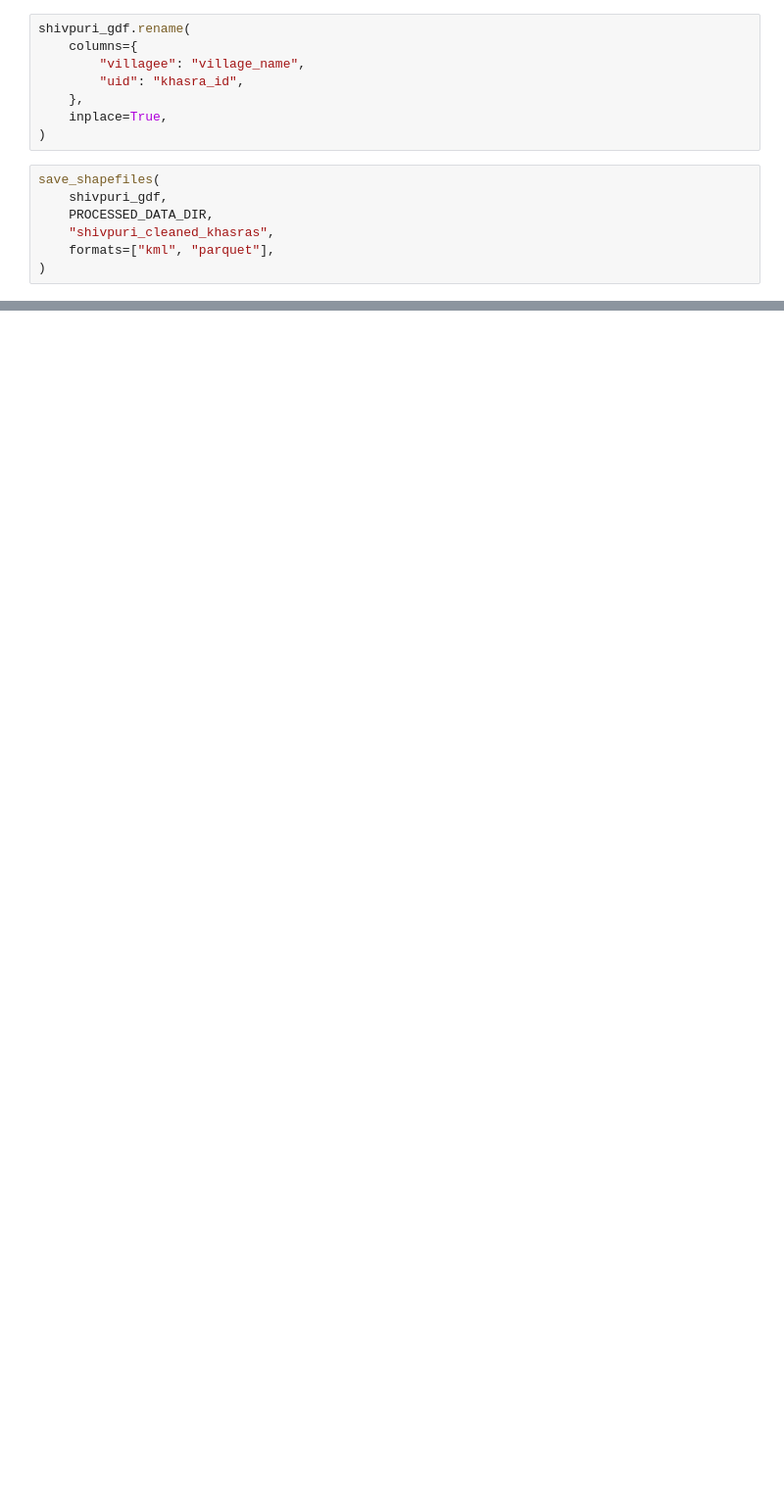
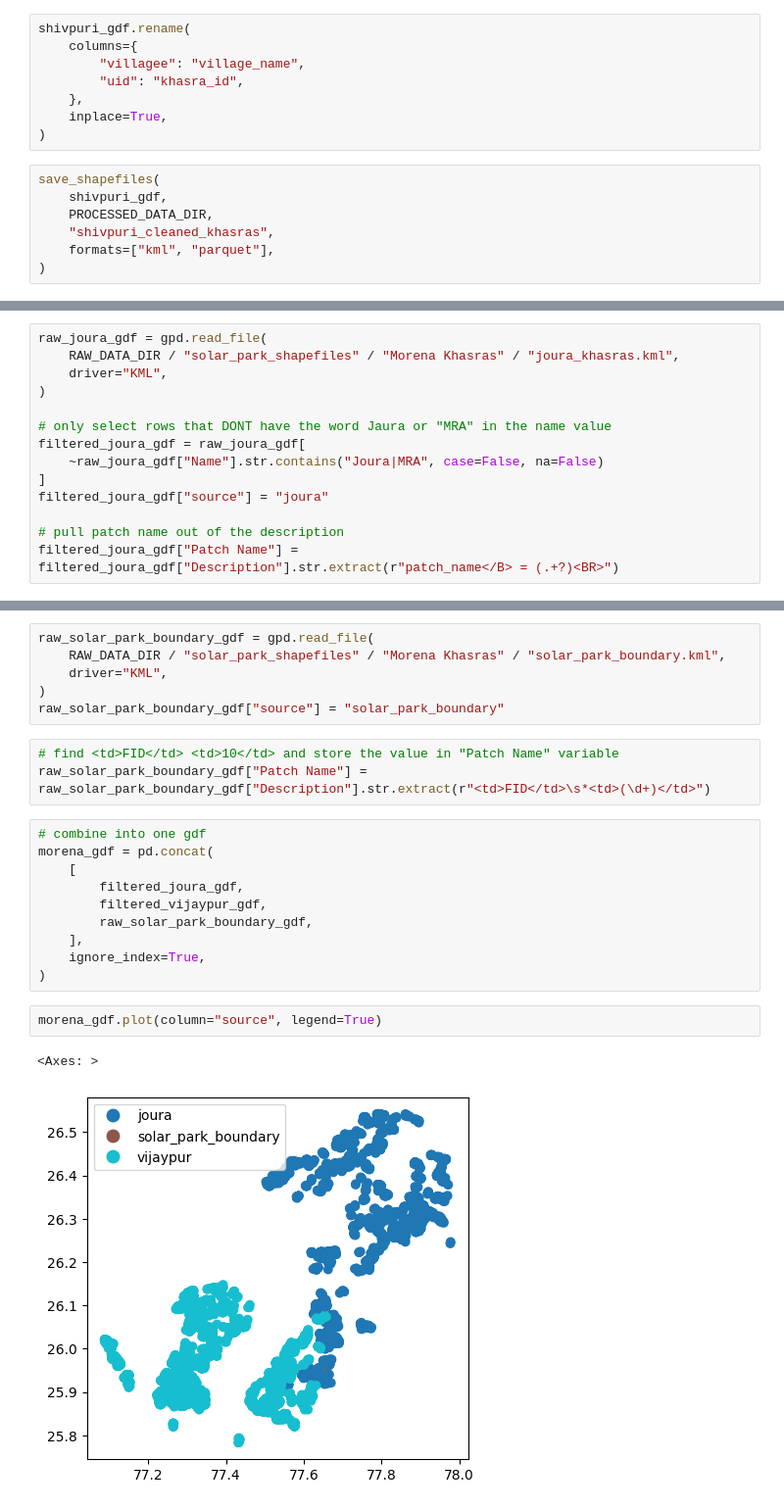
Before and after one commit to IDinsight/idinsight-solar-parks, a Jupyter notebook: notebooks/solar_parks_01_preprocessing.ipynb, the cells around one changed output, grey strips where cells are left out. Shown at 98% size. Saved outputs shown, nothing was run; the diff lists cells and outputs as text; blank space fills up the shorter version.

Commit message:
add morena

```diff
--- a/notebooks/solar_parks_01_preprocessing.ipynb
+++ b/notebooks/solar_parks_01_preprocessing.ipynb
@@ -268,0 +355,14 @@ save_shapefiles(
+# %%
+raw_joura_gdf = gpd.read_file(
+    RAW_DATA_DIR / "solar_park_shapefiles" / "Morena Khasras" / "joura_khasras.kml",
+    driver="KML",
+)
+
+# only select rows that DONT have the word Jaura or "MRA" in the name value
+filtered_joura_gdf = raw_joura_gdf[
+    ~raw_joura_gdf["Name"].str.contains("Joura|MRA", case=False, na=False)
+]
+filtered_joura_gdf["source"] = "joura"
+
+# pull patch name out of the description
+filtered_joura_gdf["Patch Name"] = filtered_joura_gdf["Description"].str.extract(r"patch_name</B> = (.+?)<BR>")
@@ -268,0 +380,24 @@ save_shapefiles(
+# %%
+raw_solar_park_boundary_gdf = gpd.read_file(
+    RAW_DATA_DIR / "solar_park_shapefiles" / "Morena Khasras" / "solar_park_boundary.kml",
+    driver="KML",
+)
+raw_solar_park_boundary_gdf["source"] = "solar_park_boundary"
+# %%
+# find <td>FID</td> <td>10</td> and store the value in "Patch Name" variable
+raw_solar_park_boundary_gdf["Patch Name"] = raw_solar_park_boundary_gdf["Description"].str.extract(r"<td>FID</td>\s*<td>(\d+)</td>")
+# %%
+# combine into one gdf
+morena_gdf = pd.concat(
+    [
+        filtered_joura_gdf,
+        filtered_vijaypur_gdf,
+        raw_solar_park_boundary_gdf,
+    ],
+    ignore_index=True,
+)
+# %%
+morena_gdf.plot(column="source", legend=True)
+# %% [output]
+<Axes: >
+[figure, added]
```
Also changed, not shown: parts of 19 cells of this notebook, 1 other file.
